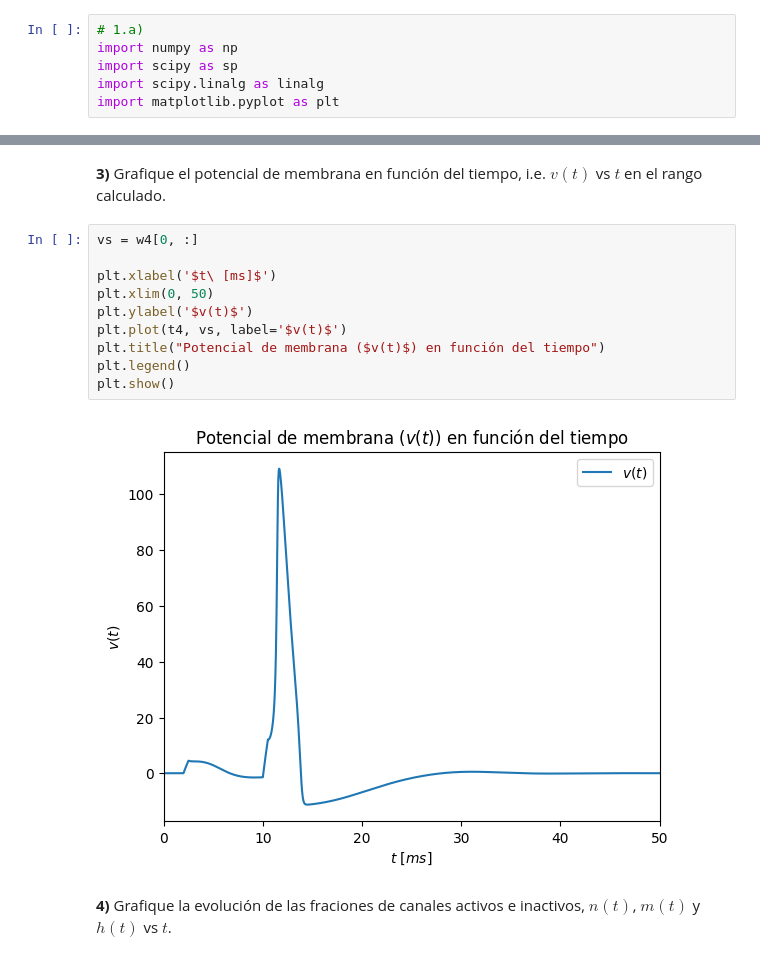
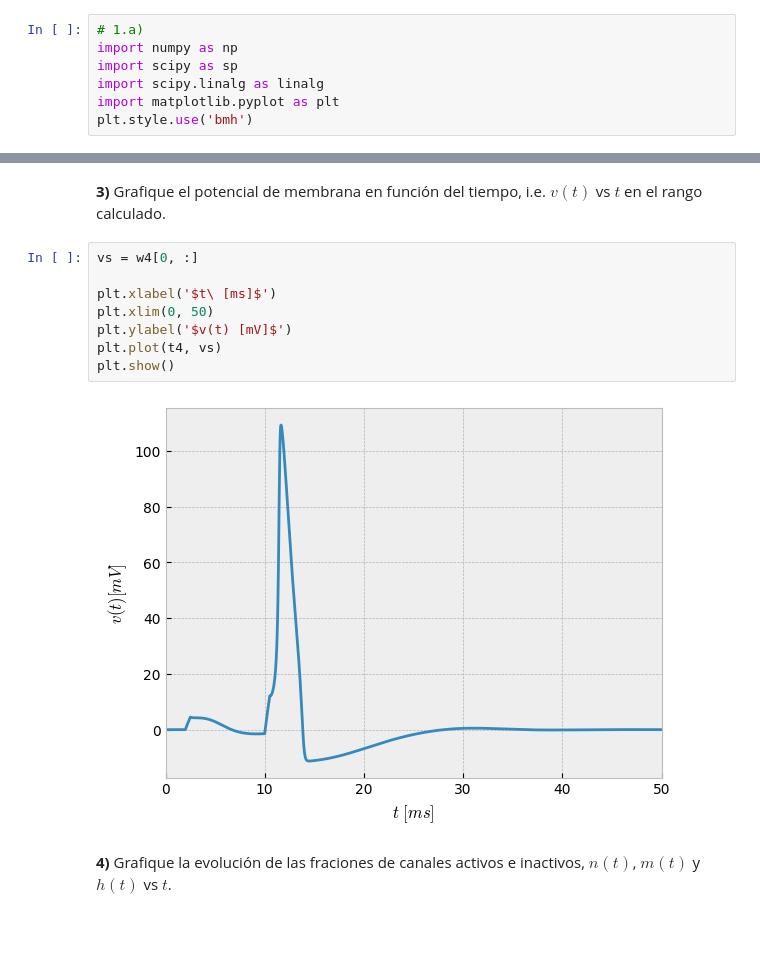
Before and after one commit to basbenja/RedesNeuronales-TrabajosPracticos, a Jupyter notebook: TP1/TrabajoPractico1.ipynb, the cells around one changed output, grey strips where cells are left out. Drawn from its saved outputs; the diff is of its cells as text; blank space fills up the shorter version.

```diff
--- a/TP1/TrabajoPractico1.ipynb
+++ b/TP1/TrabajoPractico1.ipynb
@@ -189,6 +189,7 @@ import numpy as np
 import scipy as sp
 import scipy.linalg as linalg
 import matplotlib.pyplot as plt
+plt.style.use('bmh')
 # %%
 # 1.b)
 # https://stackoverflow.com/questions/48905127/importing-py-files-in-google-colab
@@ -593,15 +594,13 @@ t4, w4 = integrador_ode(rk4, f, r0, a, b, k, params)
 # %%
 vs = w4[0, :]
 
 plt.xlabel('$t\ [ms]$')
 plt.xlim(0, 50)
-plt.ylabel('$v(t)$')
-plt.plot(t4, vs, label='$v(t)$')
-plt.title("Potencial de membrana ($v(t)$) en función del tiempo")
-plt.legend()
+plt.ylabel('$v(t) [mV]$')
+plt.plot(t4, vs)
 plt.show()
 # %% [output]
-[figure, old version]
+[figure, new version]
 # %% [markdown]
 **4)** Grafique la evolución de las fraciones de canales activos e inactivos, $n(t)$, $m(t)$ y $h(t)$ vs $t$.
 # %%
```
Also changed, not shown: parts of 21 cells of this notebook, 18 other files.
